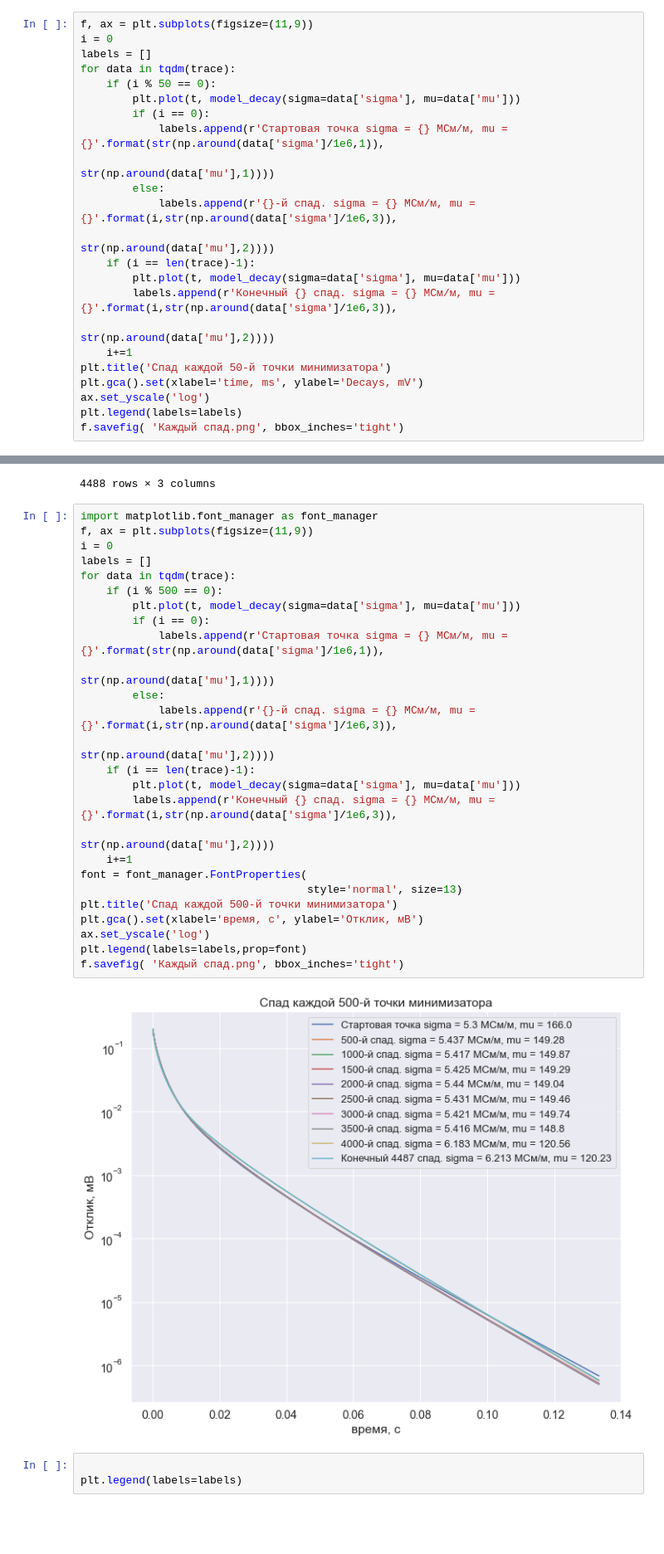
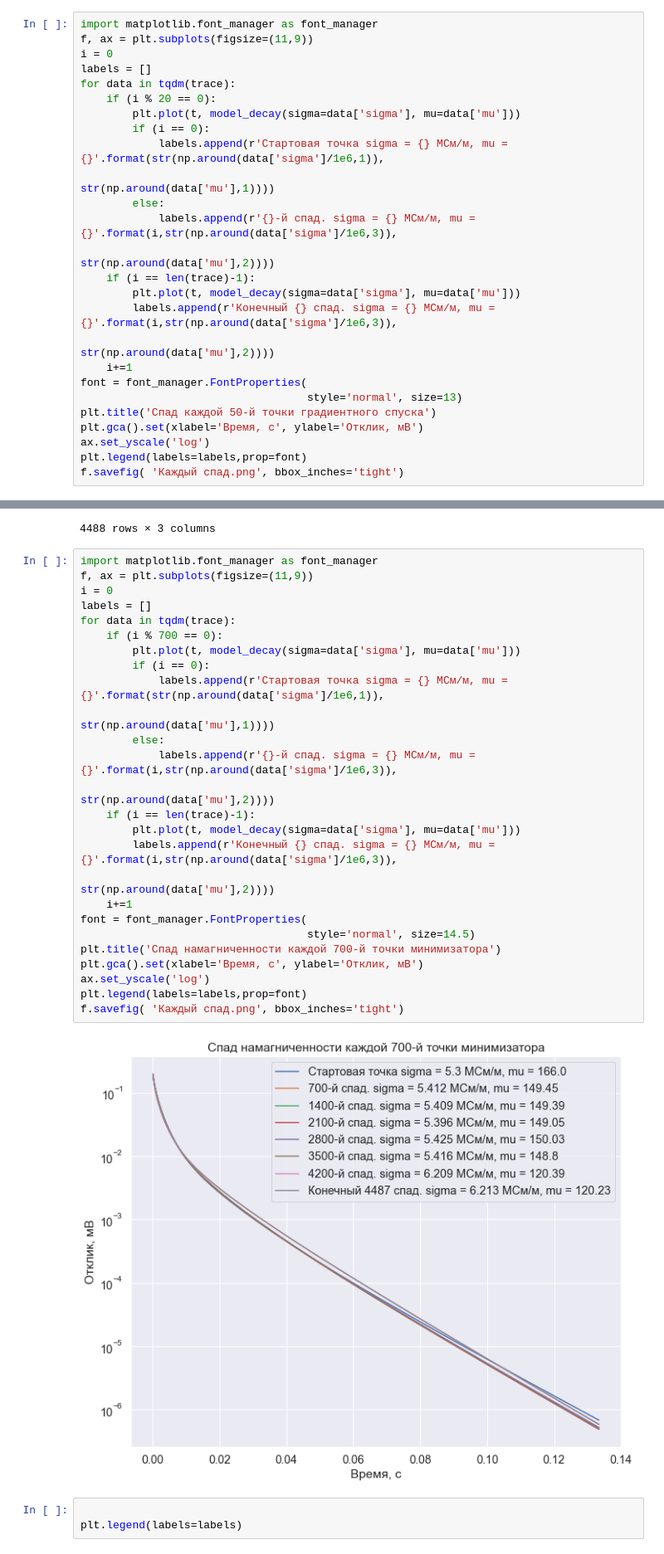
Before and after one commit to AAYamoldin/Diploma, a Jupyter notebook: pulse/minimize_Sigma_MU.ipynb, the cells around one changed output, grey strips where cells are left out. Shown at 83% size. Saved outputs shown, nothing was run; the diff lists cells and outputs as text; blank space fills up the shorter version.

```diff
--- a/pulse/minimize_Sigma_MU.ipynb
+++ b/pulse/minimize_Sigma_MU.ipynb
@@ -650,9 +650,10 @@ f.savefig(name + '.png', bbox_inches='tight')
 # %%
+import matplotlib.font_manager as font_manager
 f, ax = plt.subplots(figsize=(11,9))
 i = 0
 labels = []
 for data in tqdm(trace):
-    if (i % 50 == 0):
+    if (i % 20 == 0):
         plt.plot(t, model_decay(sigma=data['sigma'], mu=data['mu']))
         if (i == 0):
             labels.append(r'Стартовая точка sigma = {} МСм/м, mu = {}'.format(str(np.around(data['sigma']/1e6,1)),
@@ -665,9 +666,11 @@ for data in tqdm(trace):
         labels.append(r'Конечный {} спад. sigma = {} МСм/м, mu = {}'.format(i,str(np.around(data['sigma']/1e6,3)),
                                                                               str(np.around(data['mu'],2))))
     i+=1
-plt.title('Спад каждой 50-й точки минимизатора')
-plt.gca().set(xlabel='time, ms', ylabel='Decays, mV')
+font = font_manager.FontProperties(
+                                   style='normal', size=13)
+plt.title('Спад каждой 50-й точки градиентного спуска')
+plt.gca().set(xlabel='Время, с', ylabel='Отклик, мВ')
 ax.set_yscale('log')
-plt.legend(labels=labels)
+plt.legend(labels=labels,prop=font)
 f.savefig( 'Каждый спад.png', bbox_inches='tight')
 # %% [output]
@@ -750,31 +753,31 @@ history_gd
 # %%
 import matplotlib.font_manager as font_manager
 f, ax = plt.subplots(figsize=(11,9))
 i = 0
 labels = []
 for data in tqdm(trace):
-    if (i % 500 == 0):
+    if (i % 700 == 0):
         plt.plot(t, model_decay(sigma=data['sigma'], mu=data['mu']))
         if (i == 0):
             labels.append(r'Стартовая точка sigma = {} МСм/м, mu = {}'.format(str(np.around(data['sigma']/1e6,1)),
                                                                               str(np.around(data['mu'],1))))
         else:
             labels.append(r'{}-й спад. sigma = {} МСм/м, mu = {}'.format(i,str(np.around(data['sigma']/1e6,3)),
                                                                               str(np.around(data['mu'],2))))
     if (i == len(trace)-1):
         plt.plot(t, model_decay(sigma=data['sigma'], mu=data['mu']))
         labels.append(r'Конечный {} спад. sigma = {} МСм/м, mu = {}'.format(i,str(np.around(data['sigma']/1e6,3)),
                                                                               str(np.around(data['mu'],2))))
     i+=1
 font = font_manager.FontProperties(
-                                   style='normal', size=13)
-plt.title('Спад каждой 500-й точки минимизатора')
-plt.gca().set(xlabel='время, с', ylabel='Отклик, мВ')
+                                   style='normal', size=14.5)
+plt.title('Спад намагниченности каждой 700-й точки минимизатора')
+plt.gca().set(xlabel='Время, с', ylabel='Отклик, мВ')
 ax.set_yscale('log')
 plt.legend(labels=labels,prop=font)
 f.savefig( 'Каждый спад.png', bbox_inches='tight')
 # %% [output]
-[figure, old version]
+[figure, new version]
 # %%
 
 plt.legend(labels=labels)
```
Also changed, not shown: parts of 5 cells of this notebook, 12 other files.
